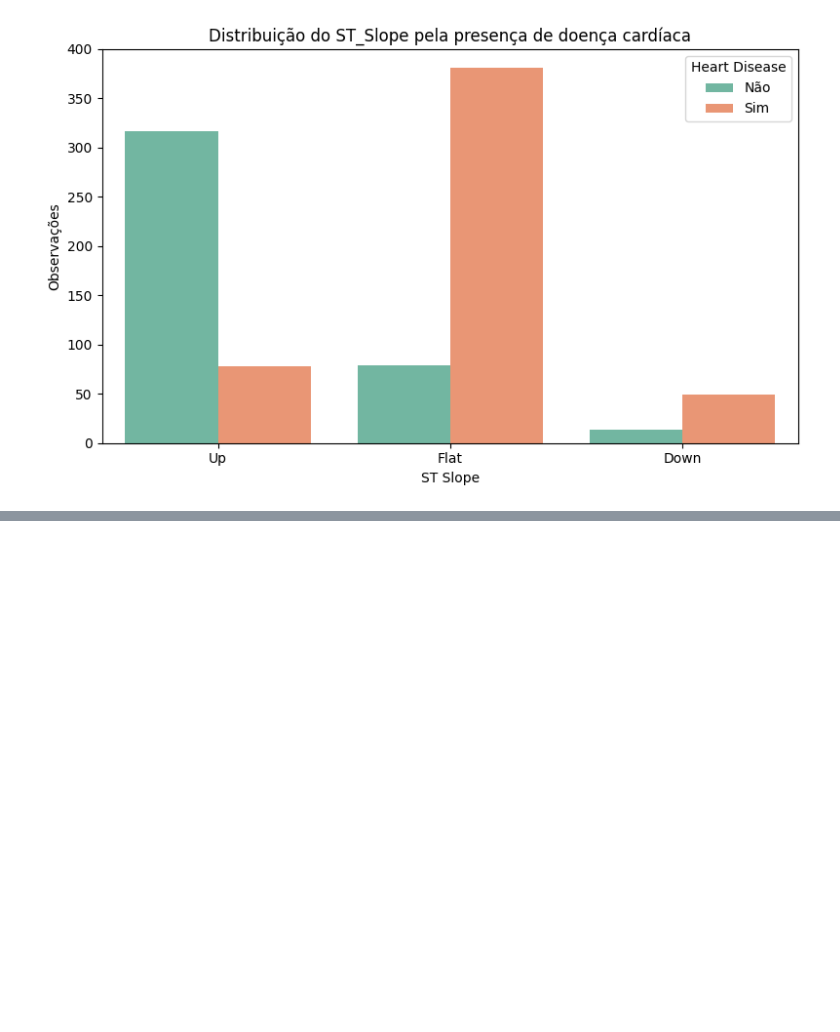
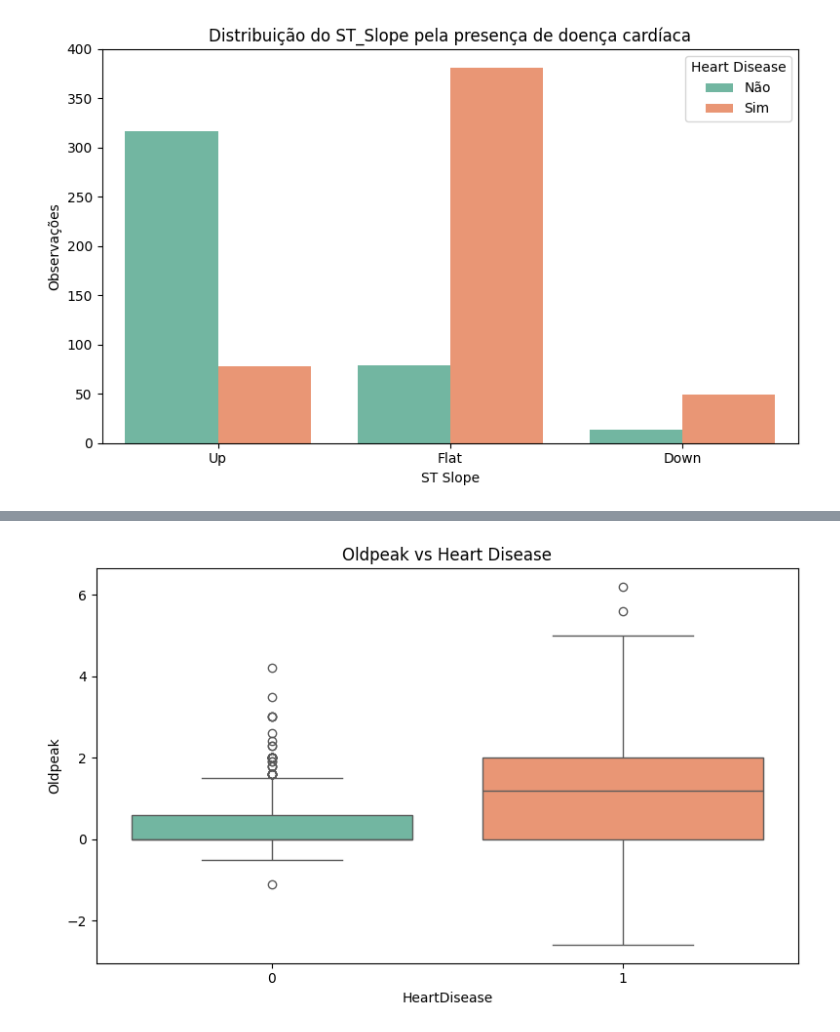
Before and after one commit to malf75/Heart-Failure-ML, a Jupyter notebook: heartdisease.ipynb, the cells around one changed output, grey strips where cells are left out. Cells and saved outputs as stored; diff of their text form; code cells hidden in the pictures; blank space fills up the shorter version.

```diff
--- a/heartdisease.ipynb
+++ b/heartdisease.ipynb
@@ -640,3 +727,12 @@ shap.summary_plot(
 plt.tight_layout()
 plt.savefig("images/shap_summary_xgb.png", dpi=300, bbox_inches="tight")
 plt.close()
+# %%
+plt.figure(figsize=(8,5))
+sns.boxplot(data=df, x='HeartDisease', y='Oldpeak', palette='Set2')
+plt.title(f"{feature} vs Heart Disease")
+plt.savefig("images/oldpeak_by_heartdisease.png", dpi=300, bbox_inches="tight")
+plt.tight_layout()
+plt.show()
+# %% [output]
+[figure, added]
```
Also changed, not shown: parts of 6 cells of this notebook.
